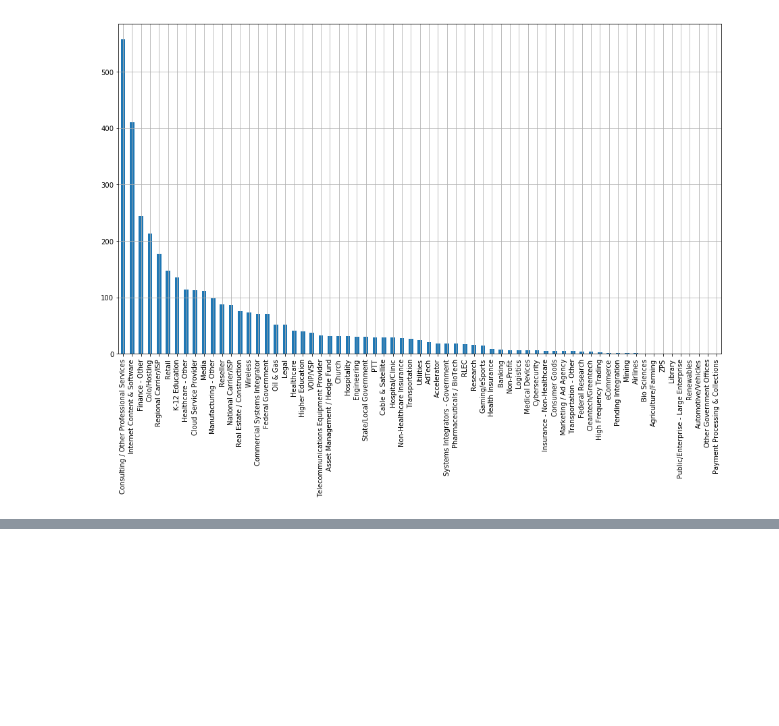
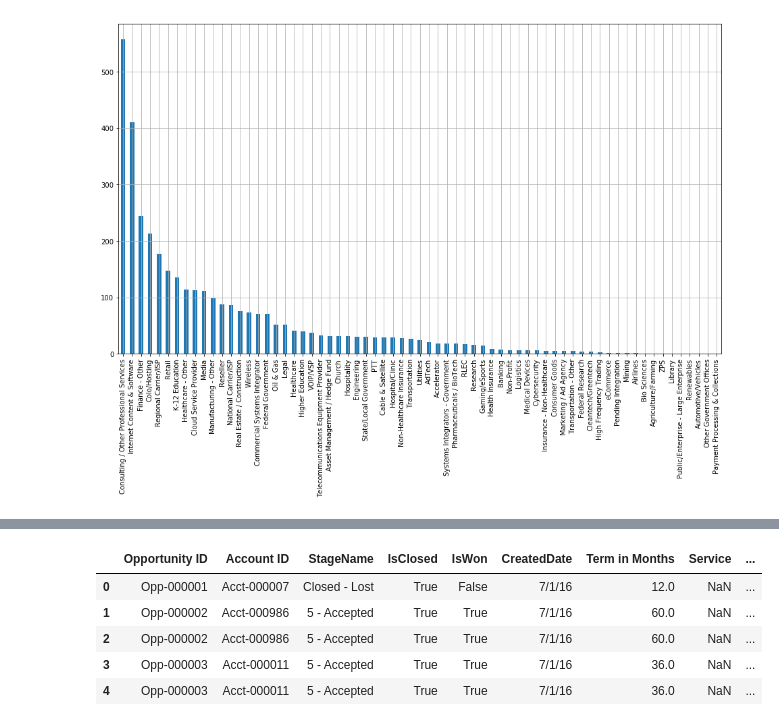
Before and after one commit to INFO-4602-5602/project1-swashbucklers, a Jupyter notebook: data-exploration.ipynb, the cells around one changed output, grey strips where cells are left out. Cells and saved outputs as stored; diff of their text form; code cells hidden in the pictures; blank space fills up the shorter version.

```diff
--- a/data-exploration.ipynb
+++ b/data-exploration.ipynb
@@ -22,0 +62,9 @@ accounts_dropna.Vertical.value_counts().plot(kind='bar', grid=True, figsize=(16,
+# %%
+opportunities.head()
+# %% [output]
+|  | Opportunity ID | Account ID | StageName | IsClosed | IsWon | CreatedDate | Term in Months | Service | ... |
+| 0 | Opp-000001 | Acct-000007 | Closed - Lost | True | False | 7/1/16 | 12.0 | NaN | ... |
+| 1 | Opp-000002 | Acct-000986 | 5 - Accepted | True | True | 7/1/16 | 60.0 | NaN | ... |
+| 2 | Opp-000002 | Acct-000986 | 5 - Accepted | True | True | 7/1/16 | 60.0 | NaN | ... |
+| 3 | Opp-000003 | Acct-000011 | 5 - Accepted | True | True | 7/1/16 | 36.0 | NaN | ... |
+| 4 | Opp-000003 | Acct-000011 | 5 - Accepted | True | True | 7/1/16 | 36.0 | NaN | ... |
```
Also changed, not shown: parts of 8 cells of this notebook.
